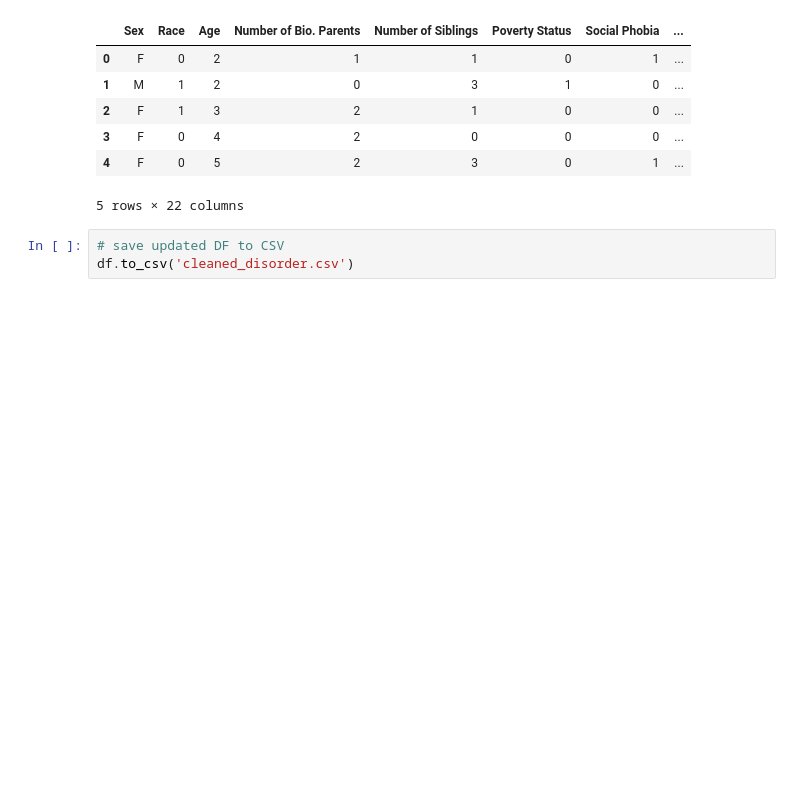
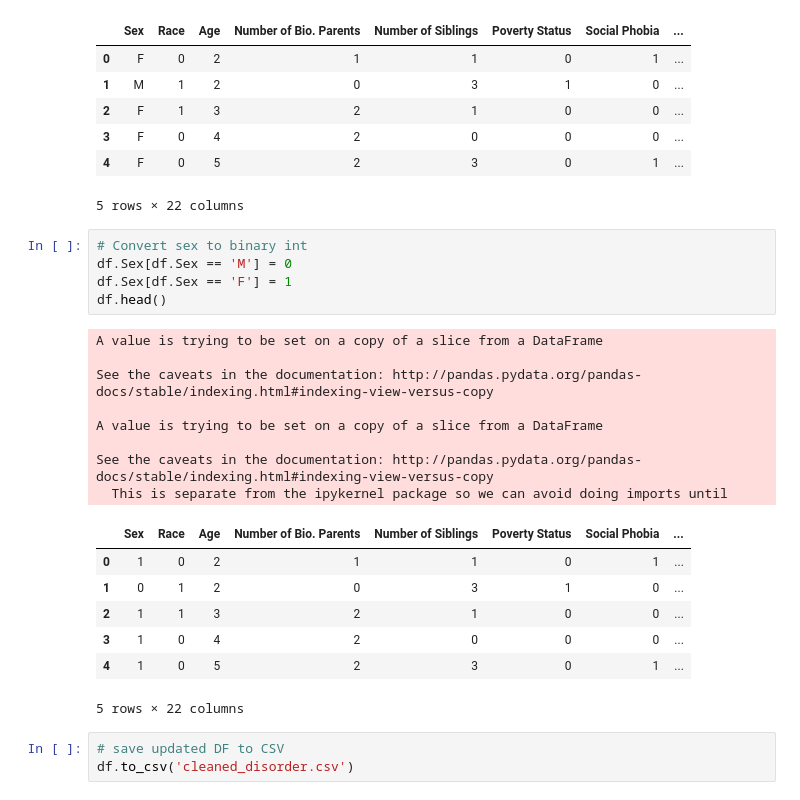
Before and after one commit to ELLowe/Machine_Learning_dashboard, a Jupyter notebook: hot_encode_data.ipynb, the cells around one changed output. Saved outputs shown, nothing was run; the diff lists cells and outputs as text; blank space fills up the shorter version.

```diff
--- a/hot_encode_data.ipynb
+++ b/hot_encode_data.ipynb
@@ -66,6 +66,27 @@ df.head()
 | 3 | F | 0 | 4 | 2 | 0 | 0 | 0 | ... |
 | 4 | F | 0 | 5 | 2 | 3 | 0 | 1 | ... |
 5 rows × 22 columns
+# %%
+# Convert sex to binary int
+df.Sex[df.Sex == 'M'] = 0
+df.Sex[df.Sex == 'F'] = 1
+df.head()
+# %% [output]
+A value is trying to be set on a copy of a slice from a DataFrame
+
+See the caveats in the documentation: http://pandas.pydata.org/pandas-docs/stable/indexing.html#indexing-view-versus-copy
+
+A value is trying to be set on a copy of a slice from a DataFrame
+
+See the caveats in the documentation: http://pandas.pydata.org/pandas-docs/stable/indexing.html#indexing-view-versus-copy
+  This is separate from the ipykernel package so we can avoid doing imports until
+|  | Sex | Race | Age | Number of Bio. Parents | Number of Siblings | Poverty Status | Social Phobia | ... |
+| 0 | 1 | 0 | 2 | 1 | 1 | 0 | 1 | ... |
+| 1 | 0 | 1 | 2 | 0 | 3 | 1 | 0 | ... |
+| 2 | 1 | 1 | 3 | 2 | 1 | 0 | 0 | ... |
+| 3 | 1 | 0 | 4 | 2 | 0 | 0 | 0 | ... |
+| 4 | 1 | 0 | 5 | 2 | 3 | 0 | 1 | ... |
+5 rows × 22 columns
 # %%
 # save updated DF to CSV
 df.to_csv('cleaned_disorder.csv')
```
Also changed, not shown: parts of 2 cells of this notebook, 2 other files.
